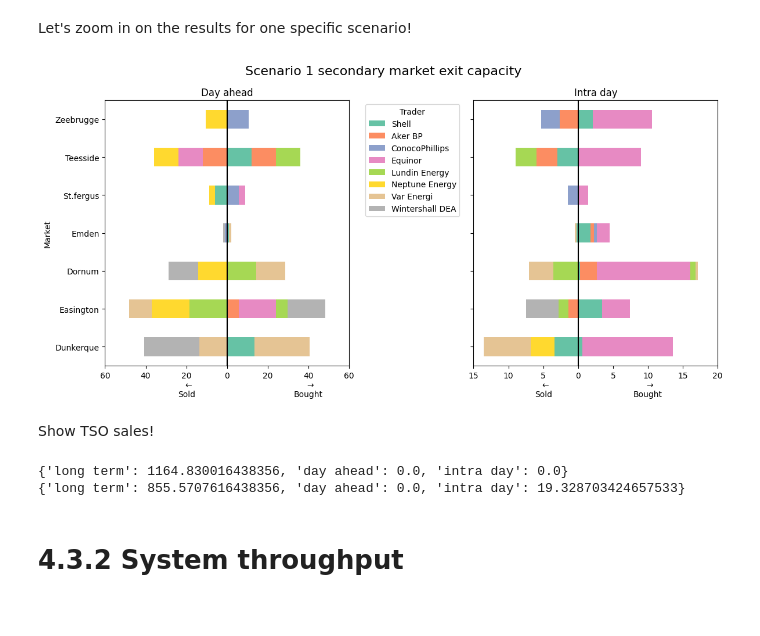
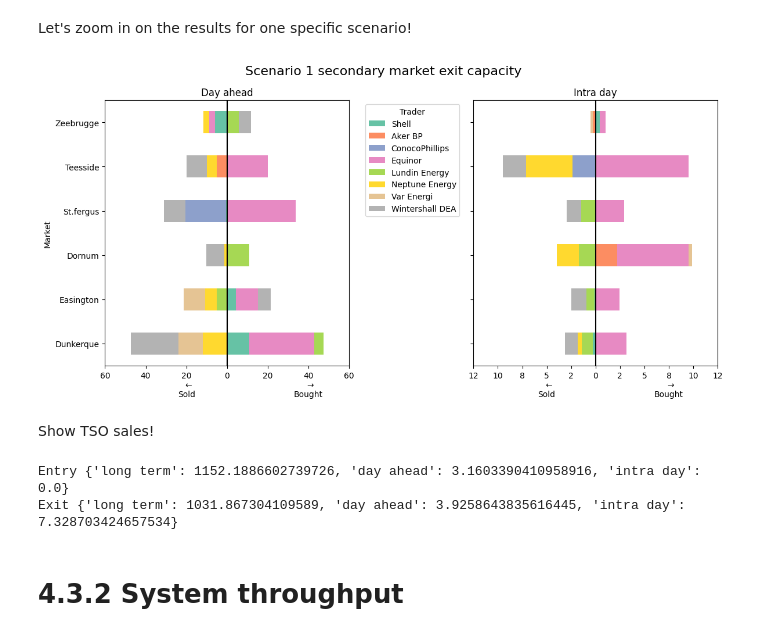
Before and after one commit to berendmarkhorst/secondary_gas_market, a Jupyter notebook: analysis.ipynb, the cells around one changed output. Saved outputs shown, nothing was run; the diff lists cells and outputs as text; code cells hidden in the pictures.

```diff
--- a/analysis.ipynb
+++ b/analysis.ipynb
@@ -111,14 +112,13 @@ def read_data(input_file):
         problem = pickle.load(file)
 
     # Read a dictionary from a json file
-    with open(f"{input_file}.json", "r") as file:
-        solution = json.load(file)
+    solution = pd.read_csv(f"{input_file}.json", sep=";")
 
     return problem, solution
 
 def get_value_from_solution(key, solution):
     return solution[key] if key in solution.keys() else 0
 # %%
-input_file = "Results/result_E_false_low_flow_costs_low_entry_costs"
+input_file = "Results/result_v2_A"
 
 problem, solution = read_data(input_file)
@@ -233,11 +254,13 @@ def plot_individual_scenario(ax, result_sold, result_bought, scenario_id, specif
     df1 = pd.DataFrame(result_sold[scenario_id])
     df2 = pd.DataFrame(result_bought[scenario_id])
 
-    df1 = df1.loc[~(df1.eq(0).all(axis=1))]
-    df2 = df2.loc[~(df2.eq(0).all(axis=1))]
+    idx = (~(df1.eq(0).all(axis=1))) & ~(df2.eq(0).all(axis=1))
+    df1 = df1.loc[idx]
+    df2 = df2.loc[idx]
 
-    df1.plot(kind="barh", stacked=True, ax=ax, cmap="Set2")
-    df2.plot(kind="barh", stacked=True, ax=ax, cmap="Set2")
+    df3 = df2 + df1
+
+    df3.plot(kind="barh", stacked=True, ax=ax, cmap="Set2")
 
     ax.axvline(x=0, color="black")
 
@@ -281,34 +304,34 @@ def plot_individual_scenario(ax, result_sold, result_bought, scenario_id, specif
 scenario_index = 1
 
 # Create figure and subplots
 fig, axes = plt.subplots(1, 2, figsize=(12, 6), sharey=True)  # Two subplots side by side
 fig.suptitle(f"Scenario {scenario_index} secondary market exit capacity", fontsize=16)
 
 for i, specific_name in enumerate(["day ahead", "intra day"]):
     result_bought, result_sold = {}, {}
     s = 0
     for m in problem.third_stages:
         if m.hour == 4:
             s += 1
             result_bought[s] = {}
             result_sold[s] = {}
             for t in problem.traders:
                 short_name = get_short_name(t.name)
                 result_bought[s][short_name] = {n.name.capitalize(): 0 for n in m.nodes}
                 result_sold[s][short_name] = {n.name.capitalize(): 0 for n in m.nodes}
                 for m_tilde in m.all_parents + [m]:
                     if m_tilde.name == specific_name:
                         for n in m_tilde.nodes:
                             result_bought[s][short_name][n.name.capitalize()] += sum(m_tilde.probability * get_value_from_solution(f"x_minus[{n.node_id},{m_tilde.stage_id},{t.trader_id},{k.commodity_id}]", solution) for k in problem.commodities)
                             result_sold[s][short_name][n.name.capitalize()] -= sum(m_tilde.probability * get_value_from_solution(f"y_minus[{n.node_id},{m_tilde.stage_id},{t.trader_id},{k.commodity_id}]", solution) for k in problem.commodities)
 
     # Pass the corresponding subplot (axes[i]) and only show the legend for the first plot
     plot_individual_scenario(axes[i], result_sold, result_bought, scenario_index, specific_name, show_legend=(i == 0))
 
 plt.tight_layout()
 plt.show()
 # %% [output]
-[figure, old version]
+[figure, new version]
 # %% [markdown]
 Show TSO sales!
 # %%
@@ -322,11 +345,11 @@ for specific_name in ["long term", "day ahead", "intra day"]:
             for m_tilde in m.all_parents + [m]:
                 result_entry[specific_name] += sum(m_tilde.probability * get_value_from_solution(f"s_plus[{n.node_id},{m_tilde.stage_id},{k.commodity_id}]", solution) for n in m_tilde.nodes for k in problem.commodities if m_tilde.name == specific_name)
                 result_exit[specific_name] += sum(m_tilde.probability * get_value_from_solution(f"s_minus[{n.node_id},{m_tilde.stage_id},{k.commodity_id}]", solution) for n in m_tilde.nodes for k in problem.commodities if m_tilde.name == specific_name)
-print(result_entry)
-print(result_exit)
+print("Entry", result_entry)
+print("Exit", result_exit)
 # %% [output]
-{'long term': 1164.830016438356, 'day ahead': 0.0, 'intra day': 0.0}
-{'long term': 855.5707616438356, 'day ahead': 0.0, 'intra day': 19.328703424657533}
+Entry {'long term': 1152.1886602739726, 'day ahead': 3.1603390410958916, 'intra day': 0.0}
+Exit {'long term': 1031.867304109589, 'day ahead': 3.9258643835616445, 'intra day': 7.328703424657534}
 # %% [markdown]
 # 4.3.2 System throughput
 # %%
```
Also changed, not shown: parts of 23 cells of this notebook, 10 other files.
